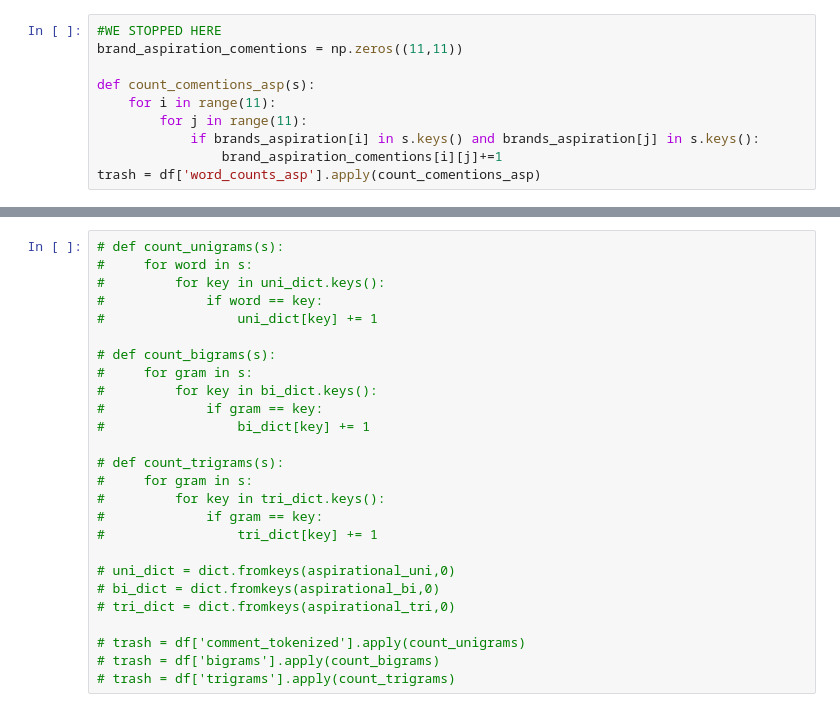
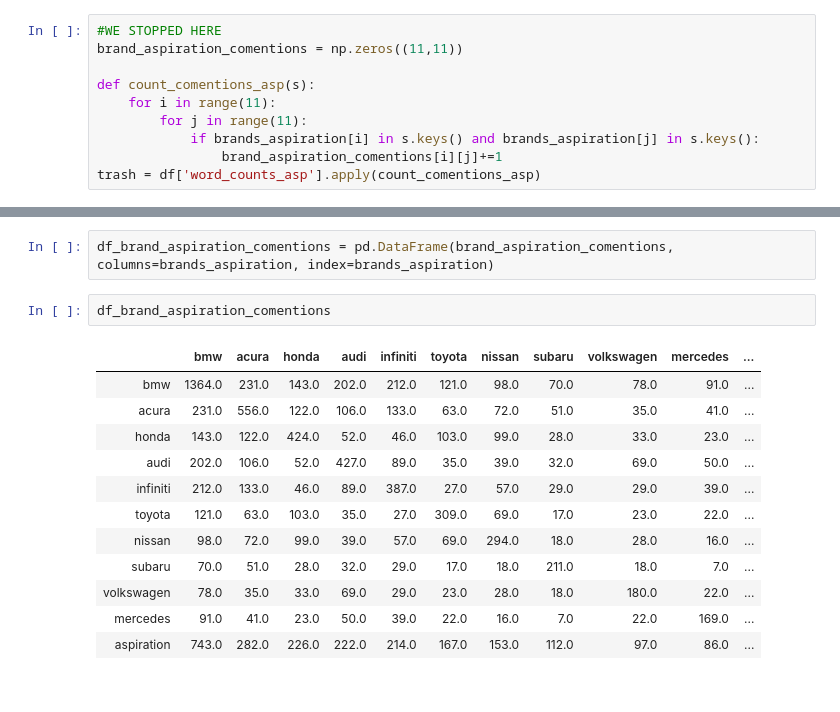
Before and after one commit to datajake-hill/text_hw1, a Jupyter notebook: HW1_Analysis.ipynb, the cells around one changed output, grey strips where cells are left out. Cells and saved outputs as stored; diff of their text form.

```diff
--- a/HW1_Analysis.ipynb
+++ b/HW1_Analysis.ipynb
@@ -546,26 +538,17 @@ trash = df['word_counts_asp'].apply(count_comentions_asp)
-# %%
-# def count_unigrams(s):
-#     for word in s:
-#         for key in uni_dict.keys():
-#             if word == key:
-#                 uni_dict[key] += 1
-
-# def count_bigrams(s):
-#     for gram in s:
-#         for key in bi_dict.keys():
-#             if gram == key:
-#                 bi_dict[key] += 1
-
-# def count_trigrams(s):
-#     for gram in s:
-#         for key in tri_dict.keys():
-#             if gram == key:
-#                 tri_dict[key] += 1
-
-# uni_dict = dict.fromkeys(aspirational_uni,0)
-# bi_dict = dict.fromkeys(aspirational_bi,0)
-# tri_dict = dict.fromkeys(aspirational_tri,0)
-
-# trash = df['comment_tokenized'].apply(count_unigrams)
-# trash = df['bigrams'].apply(count_bigrams)
-# trash = df['trigrams'].apply(count_trigrams)
+# %%
+df_brand_aspiration_comentions = pd.DataFrame(brand_aspiration_comentions, columns=brands_aspiration, index=brands_aspiration)
+# %%
+df_brand_aspiration_comentions
+# %% [output]
+|  | bmw | acura | honda | audi | infiniti | toyota | nissan | subaru | volkswagen | mercedes | ... |
+| bmw | 1364.0 | 231.0 | 143.0 | 202.0 | 212.0 | 121.0 | 98.0 | 70.0 | 78.0 | 91.0 | ... |
+| acura | 231.0 | 556.0 | 122.0 | 106.0 | 133.0 | 63.0 | 72.0 | 51.0 | 35.0 | 41.0 | ... |
+| honda | 143.0 | 122.0 | 424.0 | 52.0 | 46.0 | 103.0 | 99.0 | 28.0 | 33.0 | 23.0 | ... |
+| audi | 202.0 | 106.0 | 52.0 | 427.0 | 89.0 | 35.0 | 39.0 | 32.0 | 69.0 | 50.0 | ... |
+| infiniti | 212.0 | 133.0 | 46.0 | 89.0 | 387.0 | 27.0 | 57.0 | 29.0 | 29.0 | 39.0 | ... |
+| toyota | 121.0 | 63.0 | 103.0 | 35.0 | 27.0 | 309.0 | 69.0 | 17.0 | 23.0 | 22.0 | ... |
+| nissan | 98.0 | 72.0 | 99.0 | 39.0 | 57.0 | 69.0 | 294.0 | 18.0 | 28.0 | 16.0 | ... |
+| subaru | 70.0 | 51.0 | 28.0 | 32.0 | 29.0 | 17.0 | 18.0 | 211.0 | 18.0 | 7.0 | ... |
+| volkswagen | 78.0 | 35.0 | 33.0 | 69.0 | 29.0 | 23.0 | 28.0 | 18.0 | 180.0 | 22.0 | ... |
+| mercedes | 91.0 | 41.0 | 23.0 | 50.0 | 39.0 | 22.0 | 16.0 | 7.0 | 22.0 | 169.0 | ... |
+| aspiration | 743.0 | 282.0 | 226.0 | 222.0 | 214.0 | 167.0 | 153.0 | 112.0 | 97.0 | 86.0 | ... |
```
Also changed, not shown: parts of 5 cells of this notebook.
